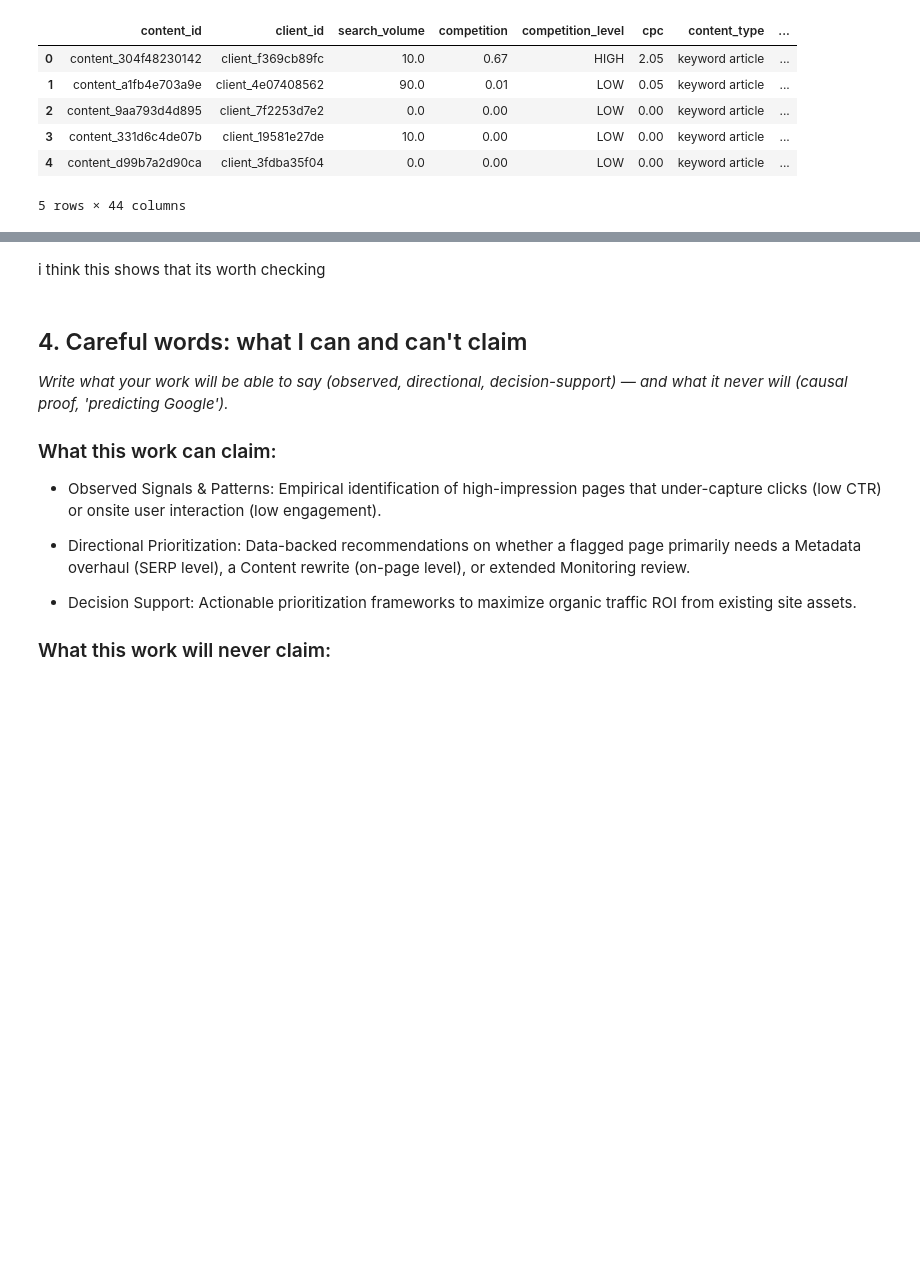
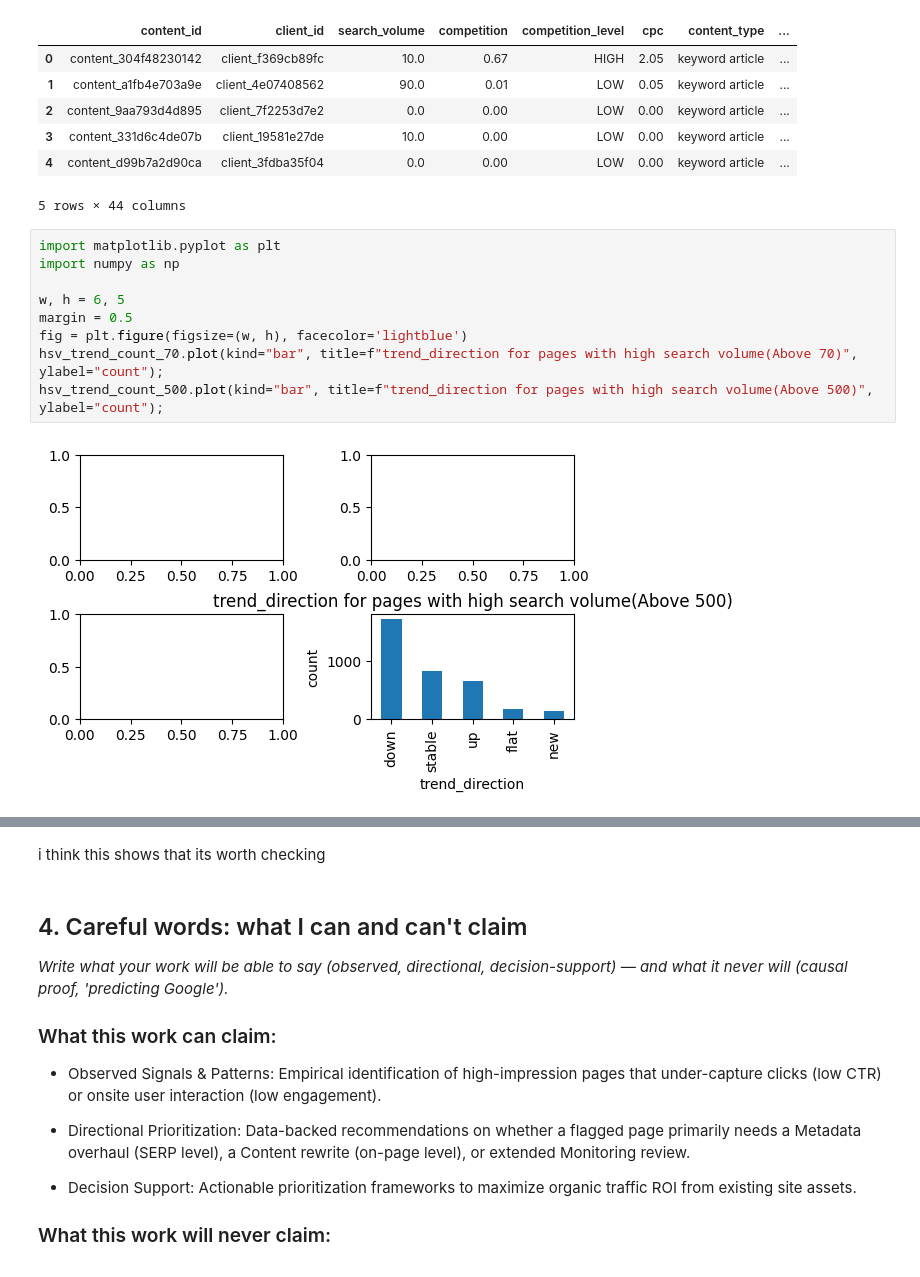
Before and after one commit to metrosmash/myflyrank-ml-internship, a Jupyter notebook: work/notebooks/w01_research_question.ipynb, the cells around one changed output, grey strips where cells are left out. Cells and saved outputs as stored; diff of their text form; blank space fills up the shorter version.

```diff
--- a/work/notebooks/w01_research_question.ipynb
+++ b/work/notebooks/w01_research_question.ipynb
@@ -90,3 +90,14 @@ df.head()
 | 3 | content_331d6c4de07b | client_19581e27de | 10.0 | 0.00 | LOW | 0.00 | keyword article | ... |
 | 4 | content_d99b7a2d90ca | client_3fdba35f04 | 0.0 | 0.00 | LOW | 0.00 | keyword article | ... |
 5 rows × 44 columns
+# %%
+import matplotlib.pyplot as plt
+import numpy as np
+
+w, h = 6, 5
+margin = 0.5
+fig = plt.figure(figsize=(w, h), facecolor='lightblue')
+hsv_trend_count_70.plot(kind="bar", title=f"trend_direction for pages with high search volume(Above 70)", ylabel="count");
+hsv_trend_count_500.plot(kind="bar", title=f"trend_direction for pages with high search volume(Above 500)", ylabel="count");
+# %% [output]
+[figure, added]
```
Also changed, not shown: parts of 7 cells of this notebook.
